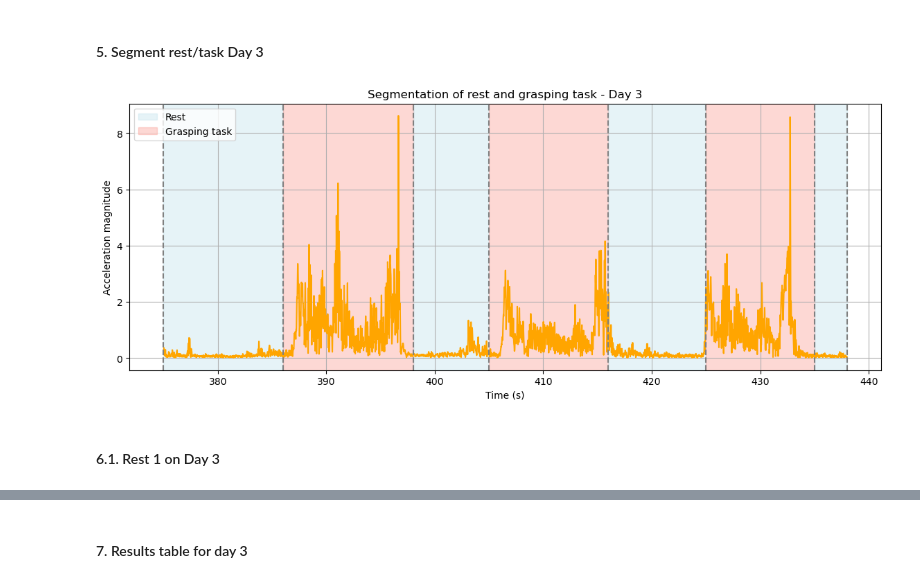
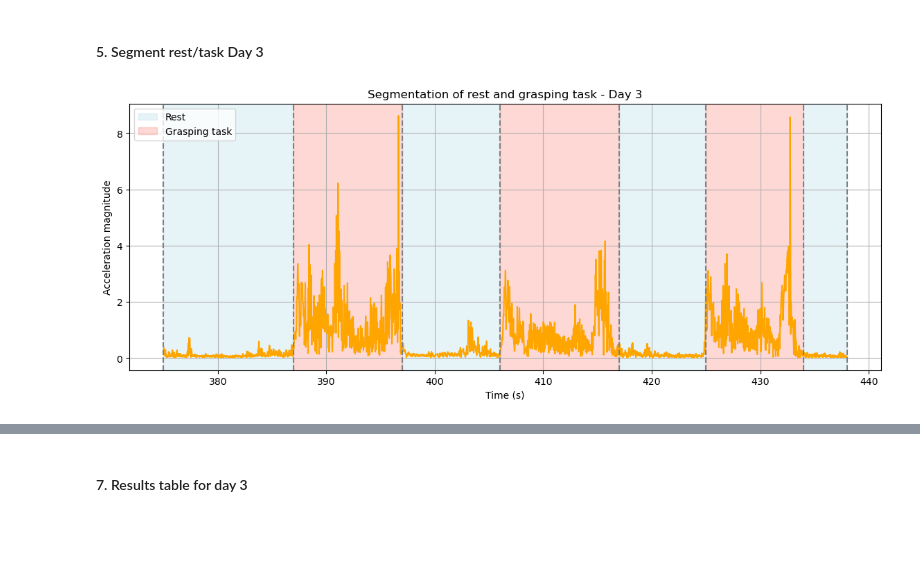
Before and after one commit to zemmahisofi-byte/Projet_R_Python, a Jupyter notebook: Projet_python/main.ipynb, the cells around one changed output, grey strips where cells are left out. Drawn from its saved outputs; the diff is of its cells as text; code cells hidden in the pictures; blank space fills up the shorter version.

```diff
--- a/Projet_python/main.ipynb
+++ b/Projet_python/main.ipynb
@@ -1107,29 +1107,29 @@ start_total_d3 = 375
 
 rest1_start_d3 = 375
 
-rest1_end_d3 = 386
+rest1_end_d3 = 387
 
-task1_start_d3 = 386
+task1_start_d3 = 387
 
-task1_end_d3 = 398
+task1_end_d3 = 397
 
-rest2_start_d3 = 398
+rest2_start_d3 = 397
 
-rest2_end_d3 = 405
+rest2_end_d3 = 406
 
-task2_start_d3 = 405
+task2_start_d3 = 406
 
-task2_end_d3 = 416
+task2_end_d3 = 417
 
-rest3_start_d3 = 416
+rest3_start_d3 = 417
 
 rest3_end_d3 = 425
 
 task3_start_d3 = 425
 
-task3_end_d3 = 435
+task3_end_d3 = 434
 
-rest4_start_d3 = 435
+rest4_start_d3 = 434
 
 rest4_end_d3 = 438
 
@@ -1154,33 +1154,31 @@ plt.axvspan(task1_start_d3, task1_end_d3, color="salmon", alpha=0.3, label="Gras
 plt.axvspan(rest2_start_d3, rest2_end_d3, color="lightblue", alpha=0.3)
 
 plt.axvspan(task2_start_d3, task2_end_d3, color="salmon", alpha=0.3)
 
 plt.axvspan(rest3_start_d3, rest3_end_d3, color="lightblue", alpha=0.3)
 
 plt.axvspan(task3_start_d3, task3_end_d3, color="salmon", alpha=0.3)
 
 plt.axvspan(rest4_start_d3, rest4_end_d3, color="lightblue", alpha=0.3)
 
 # Separation lines
 
 for x in [rest1_start_d3,rest1_end_d3, task1_end_d3, rest2_end_d3, task2_end_d3, rest3_end_d3, task3_end_d3, rest4_end_d3]:
 
     plt.axvline(x, linestyle="--", color="gray")
 
 # Labels
 
 plt.xlabel("Time (s)")
 
 plt.ylabel("Acceleration magnitude")
 
 plt.title("Segmentation of rest and grasping task - Day 3")
 
 plt.grid(True)
 
 plt.legend()
 
 plt.show()
 # %% [output]
-[figure, old version]
+[figure, new version]
-# %% [markdown]
-#### 6.1. Rest 1 on Day 3
```
Also changed, not shown: parts of 20 cells of this notebook, 2 other files.
